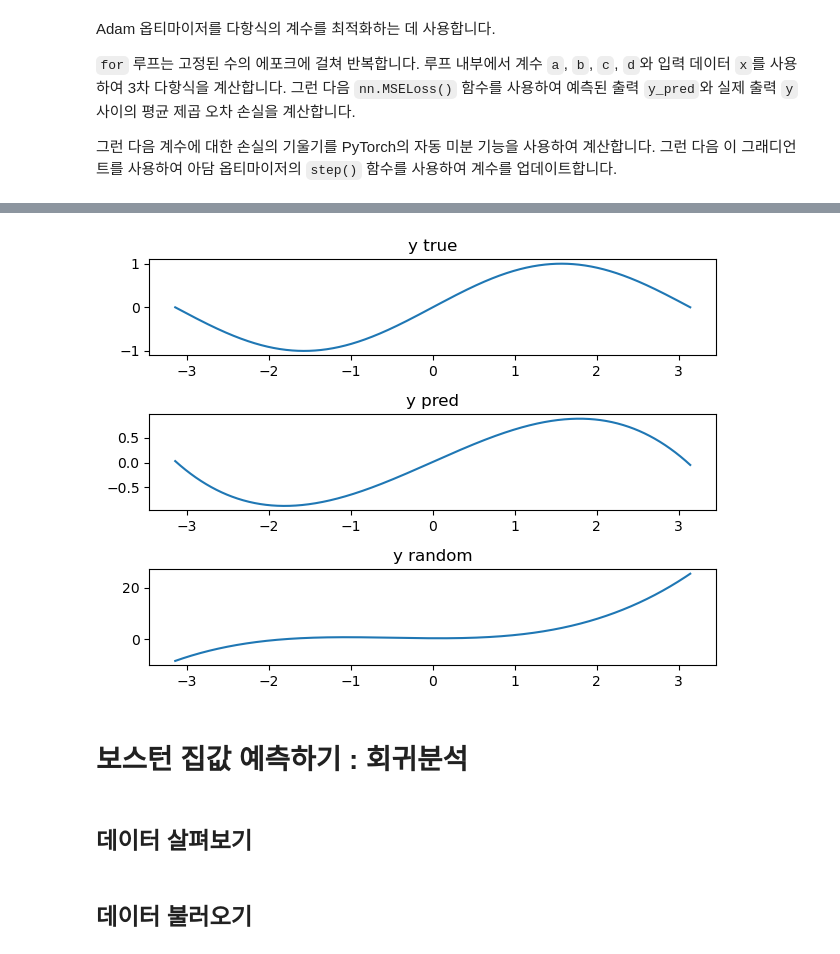
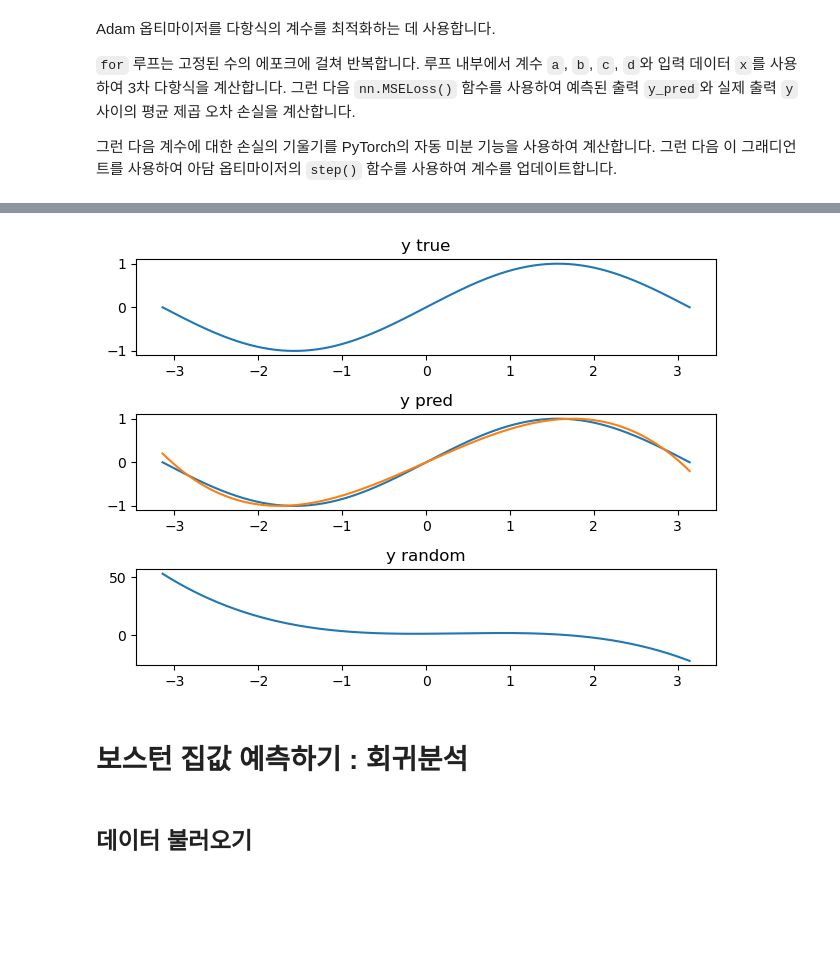
Before and after one commit to restful3/ds4th_study, a Jupyter notebook: source/텐초의 파이토치 딥러닝 특강/03_간단한_신경망_만들기_dongwoo.ipynb, the cells around one changed output, grey strips where cells are left out. Cells and saved outputs as stored; diff of their text form; code cells hidden in the pictures; blank space fills up the shorter version.

```diff
--- a/source/텐초의 파이토치 딥러닝 특강/03_간단한_신경망_만들기_dongwoo.ipynb
+++ b/source/텐초의 파이토치 딥러닝 특강/03_간단한_신경망_만들기_dongwoo.ipynb
@@ -67,7 +67,7 @@ d = torch.randn(())
 
 y_random = a*x**3 + b*x**2 + c*x + d
 
-for epoch in range(5000):
+for epoch in range(3000):
     y_pred = a*x**3 + b*x**2 + c*x + d
 
     loss = (y_pred - y).pow(2).sum().item()
@@ -92,7 +92,8 @@ plt.plot(x, y)
 
 plt.subplot(3,1,2)
 plt.title('y pred')
-plt.plot(x, y_pred)
+plt.plot(x, y, label = "true")
+plt.plot(x, y_pred, label = "pred")
 
 plt.subplot(3,1,3)
 plt.title('y random')
@@ -122,7 +119,7 @@ Adam 옵티마이저를 다항식의 계수를 최적화하는 데 사용합니
 import torch.optim as optim
 from torch import nn
 
-learning_rate = 0.001
+learning_rate = 0.01
 
 a = nn.Parameter(torch.randn(()))
 b = nn.Parameter(torch.randn(()))
@@ -132,7 +129,7 @@ d = nn.Parameter(torch.randn(()))
 optimizer = optim.Adam([a, b, c, d], lr=learning_rate)
 loss_fn = nn.MSELoss()
 
-for epoch in range(5000):
+for epoch in range(3000):
     y_pred = a*x**3 + b*x**2 + c*x + d
 
     loss = loss_fn(y_pred, y)
@@ -149,7 +146,8 @@ plt.plot(x, y)
 
 plt.subplot(3,1,2)
 plt.title('y pred')
-plt.plot(x, y_pred.detach().numpy())
+plt.plot(x, y, label = "true")
+plt.plot(x, y_pred.detach().numpy(), label = "pred")
 
 plt.subplot(3,1,3)
 plt.title('y random')
@@ -171,8 +165,6 @@ epoch4501 loss:0.018037330359220505
-[figure, old version]
+[figure, new version]
 # %% [markdown]
 # 보스턴 집값 예측하기 : 회귀분석
-# %% [markdown]
-## 데이터 살펴보기
 # %% [markdown]
 ## 데이터 불러오기
 # %%
```
Also changed, not shown: parts of 3 cells of this notebook.
